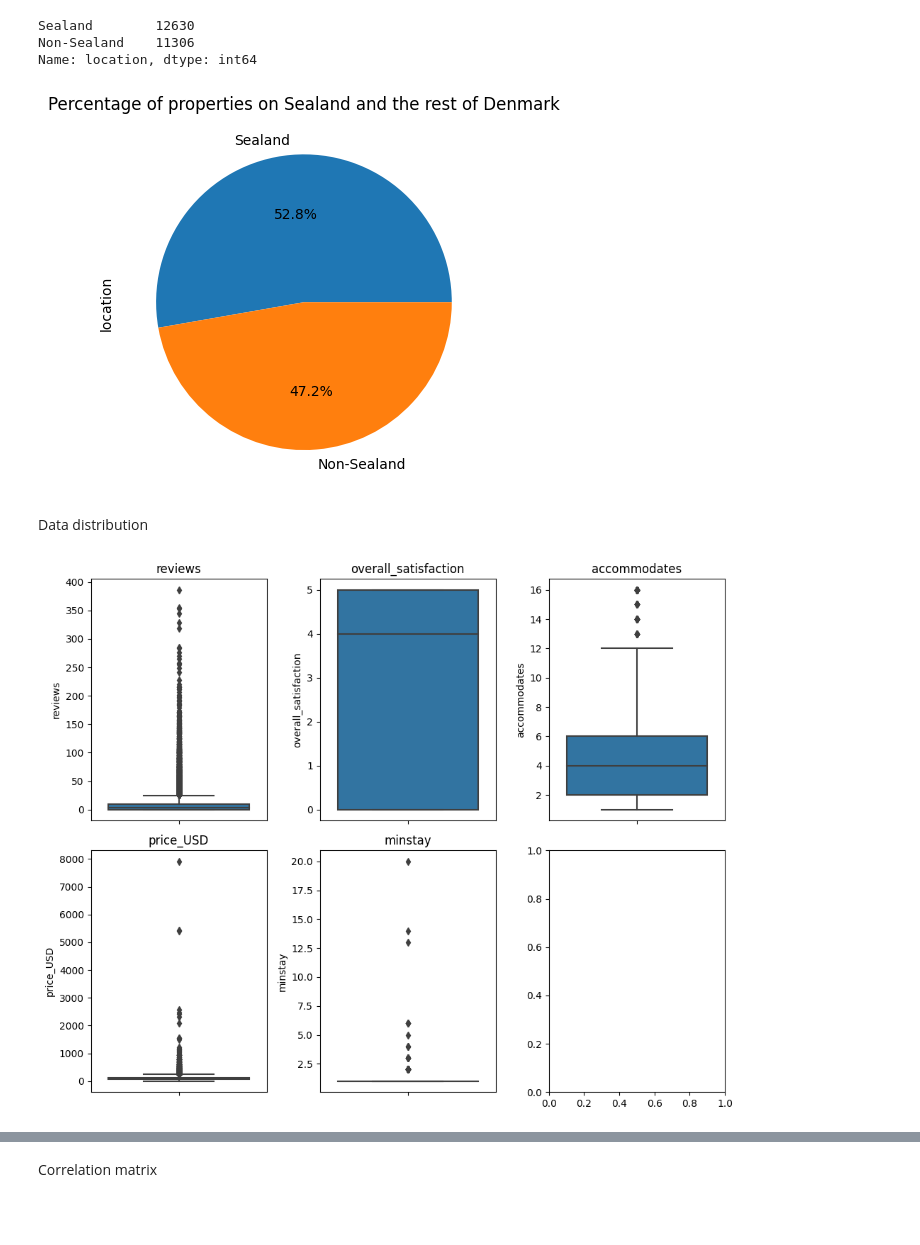
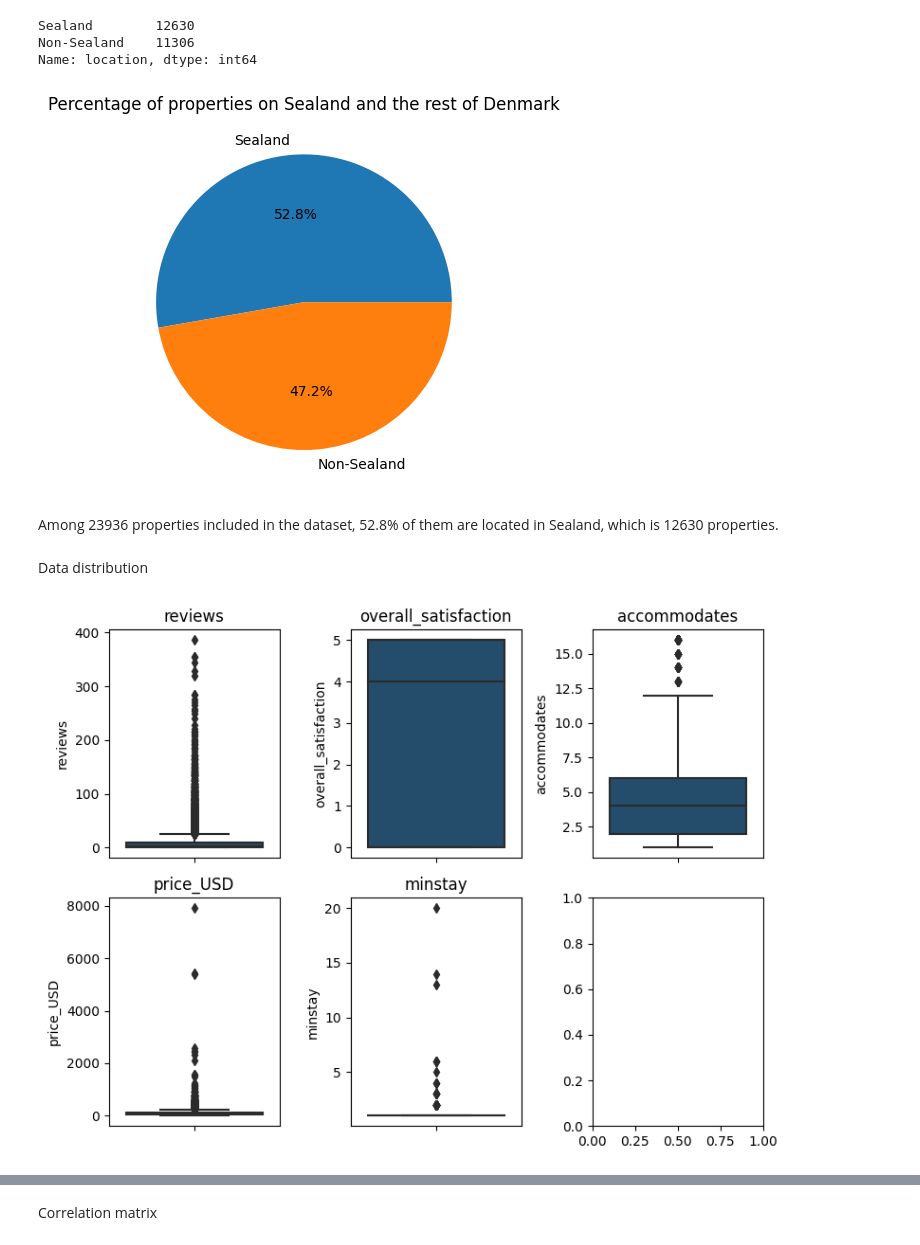
Before and after one commit to anhvi02/EDA_AirBnb, a Jupyter notebook: EDA_AirBnB.ipynb, the cells around one changed output, grey strips where cells are left out. Cells and saved outputs as stored; diff of their text form; code cells hidden in the pictures; blank space fills up the shorter version.

```diff
--- a/EDA_AirBnB.ipynb
+++ b/EDA_AirBnB.ipynb
@@ -129,19 +138,22 @@ Name: location, dtype: int64
 # %%
 df['location'].value_counts().plot.pie(autopct='%1.1f%%')
 plt.title('Percentage of properties on Sealand and the rest of Denmark')
+plt.ylabel('')
 plt.show()
 # %% [output]
-[figure, old version]
+[figure, new version]
+# %% [markdown]
+Among 23936 properties included in the dataset, 52.8% of them are located in Sealand, which is 12630 properties.
 # %% [markdown]
 Data distribution
 # %%
 columns = ['reviews','overall_satisfaction', 'accommodates', 'price_USD', 'minstay']
-fig, axs = plt.subplots(2, 3, figsize=(10, 8))
+fig, axs = plt.subplots(2, 3, figsize=(8, 6))
 axs = axs.ravel()
 for ind, col in enumerate(columns):
-    sns.boxplot(data=df, y=col, ax=axs[ind])
+    sns.boxplot(data=df, y=col, ax=axs[ind], color='#184e77')
     axs[ind].set_title(col)
 plt.tight_layout()
 plt.show()
 # %% [output]
-[figure, old version]
+[figure, new version]
```
Also changed, not shown: parts of 16 cells of this notebook, 3 other files.
